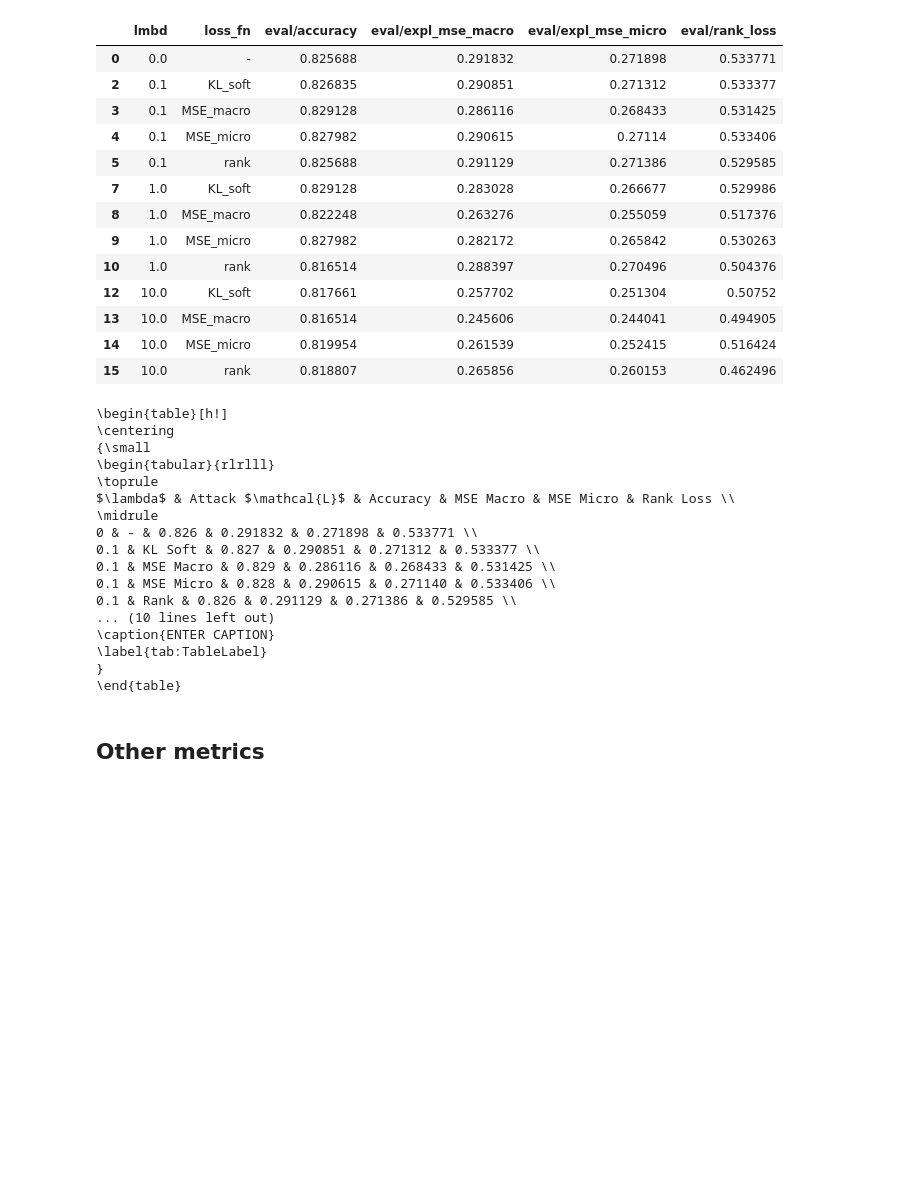
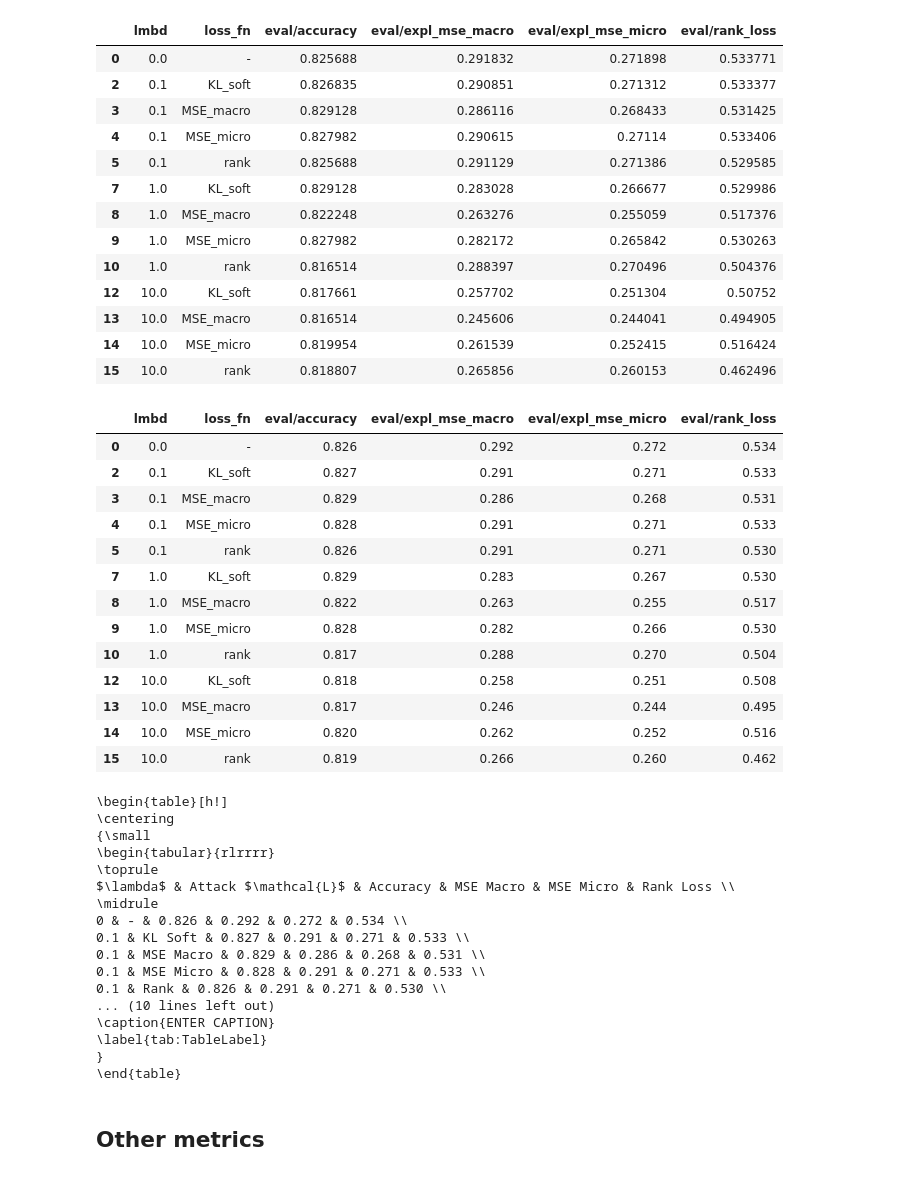
Before and after one commit to tabrom/XAI-fool, a Jupyter notebook: notebooks/results_elevate.ipynb, the cells around one changed output. Saved outputs shown, nothing was run; the diff lists cells and outputs as text; code cells hidden in the pictures; blank space fills up the shorter version.

```diff
--- a/notebooks/results_elevate.ipynb
+++ b/notebooks/results_elevate.ipynb
@@ -523,11 +457,11 @@ def get_table_highlighted_tokens(attr_file_macro, attr_file_rank, attr_file_ref,
 # %% [markdown]
 ## Table
 # %%
-runs = query_wandb_runs(entity='tabrom',
+runs = query_wandb_runs(entity='anonuser',
                  project='xai_fooling',
                  sweep='bert_sst_sweep_small_incr_tokens',
                  )
-lmbd0 = query_wandb_runs(entity='tabrom',
+lmbd0 = query_wandb_runs(entity='anonuser',
                  project='xai_fooling',
                  model_name='custom-bert',
                  dataset='sst2',
@@ -556,6 +490,29 @@ filtered_table
 | 13 | 10.0 | MSE_macro | 0.816514 | 0.245606 | 0.244041 | 0.494905 |
 | 14 | 10.0 | MSE_micro | 0.819954 | 0.261539 | 0.252415 | 0.516424 |
 | 15 | 10.0 | rank | 0.818807 | 0.265856 | 0.260153 | 0.462496 |
+# %%
+# round numeric columns to 3 decimals
+for column in filtered_table:
+    if column != 'loss_fn':
+        filtered_table[column] = pd.to_numeric(filtered_table[column], errors='coerce')
+filtered_table = filtered_table.round(3)
+
+filtered_table
+# %% [output]
+|  | lmbd | loss_fn | eval/accuracy | eval/expl_mse_macro | eval/expl_mse_micro | eval/rank_loss |
+| 0 | 0.0 | - | 0.826 | 0.292 | 0.272 | 0.534 |
+| 2 | 0.1 | KL_soft | 0.827 | 0.291 | 0.271 | 0.533 |
+| 3 | 0.1 | MSE_macro | 0.829 | 0.286 | 0.268 | 0.531 |
+| 4 | 0.1 | MSE_micro | 0.828 | 0.291 | 0.271 | 0.533 |
+| 5 | 0.1 | rank | 0.826 | 0.291 | 0.271 | 0.530 |
+| 7 | 1.0 | KL_soft | 0.829 | 0.283 | 0.267 | 0.530 |
+| 8 | 1.0 | MSE_macro | 0.822 | 0.263 | 0.255 | 0.517 |
+| 9 | 1.0 | MSE_micro | 0.828 | 0.282 | 0.266 | 0.530 |
+| 10 | 1.0 | rank | 0.817 | 0.288 | 0.270 | 0.504 |
+| 12 | 10.0 | KL_soft | 0.818 | 0.258 | 0.251 | 0.508 |
+| 13 | 10.0 | MSE_macro | 0.817 | 0.246 | 0.244 | 0.495 |
+| 14 | 10.0 | MSE_micro | 0.820 | 0.262 | 0.252 | 0.516 |
+| 15 | 10.0 | rank | 0.819 | 0.266 | 0.260 | 0.462 |
 # %%
 mappings = {
     'lmbd': r'$\lambda$',
@@ -577,15 +534,15 @@ print(latex_str)
 \begin{table}[h!]
 \centering
 {\small
-\begin{tabular}{rlrlll}
+\begin{tabular}{rlrrrr}
 \toprule
 $\lambda$ & Attack $\mathcal{L}$ & Accuracy & MSE Macro & MSE Micro & Rank Loss \\
 \midrule
-0 & - & 0.826 & 0.291832 & 0.271898 & 0.533771 \\
-0.1 & KL Soft & 0.827 & 0.290851 & 0.271312 & 0.533377 \\
-0.1 & MSE Macro & 0.829 & 0.286116 & 0.268433 & 0.531425 \\
-0.1 & MSE Micro & 0.828 & 0.290615 & 0.271140 & 0.533406 \\
-0.1 & Rank & 0.826 & 0.291129 & 0.271386 & 0.529585 \\
+0 & - & 0.826 & 0.292 & 0.272 & 0.534 \\
+0.1 & KL Soft & 0.827 & 0.291 & 0.271 & 0.533 \\
+0.1 & MSE Macro & 0.829 & 0.286 & 0.268 & 0.531 \\
+0.1 & MSE Micro & 0.828 & 0.291 & 0.271 & 0.533 \\
+0.1 & Rank & 0.826 & 0.291 & 0.271 & 0.530 \\
 ... (10 lines left out)
 \caption{ENTER CAPTION}
 \label{tab:TableLabel}
```
Also changed, not shown: parts of 32 cells of this notebook, 14 other files.
